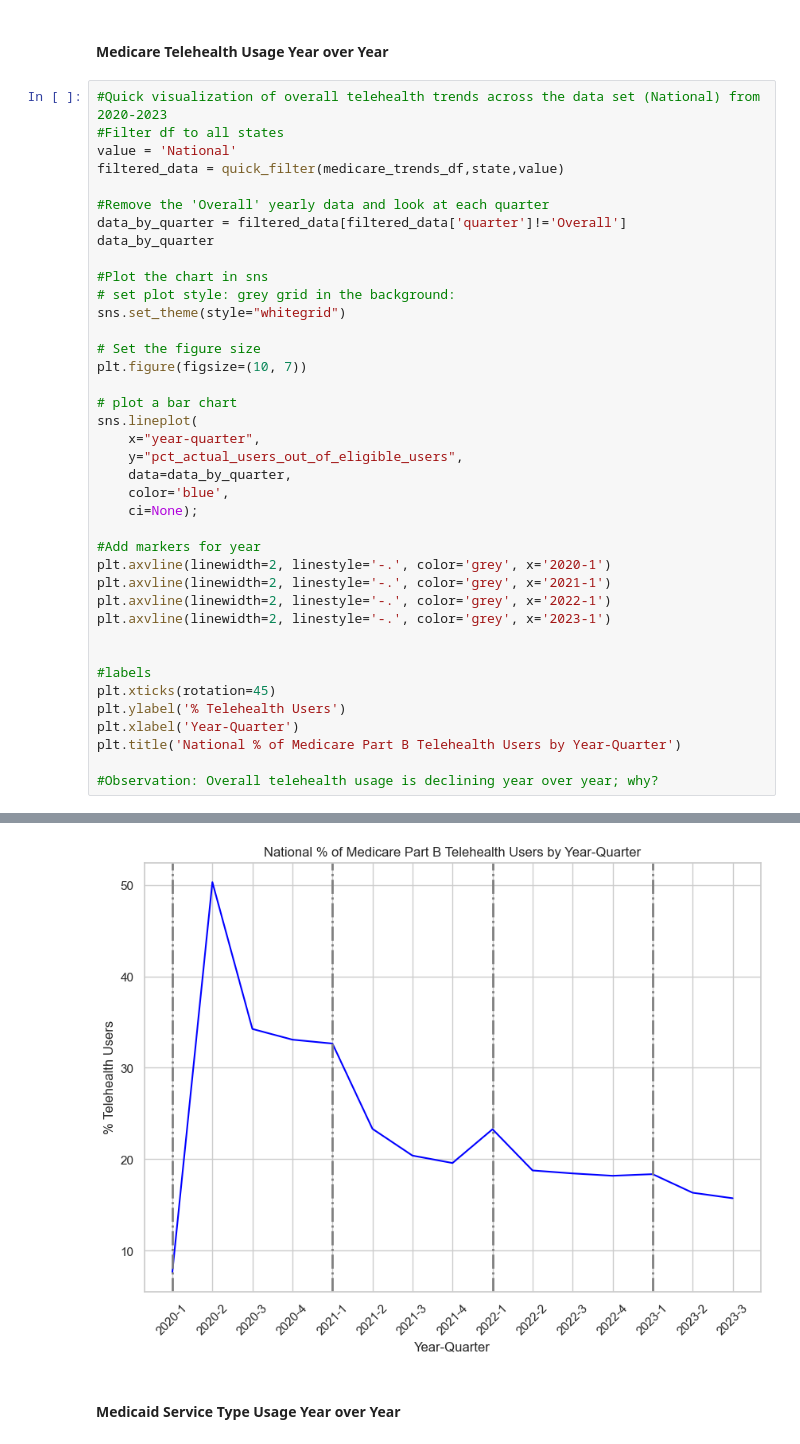
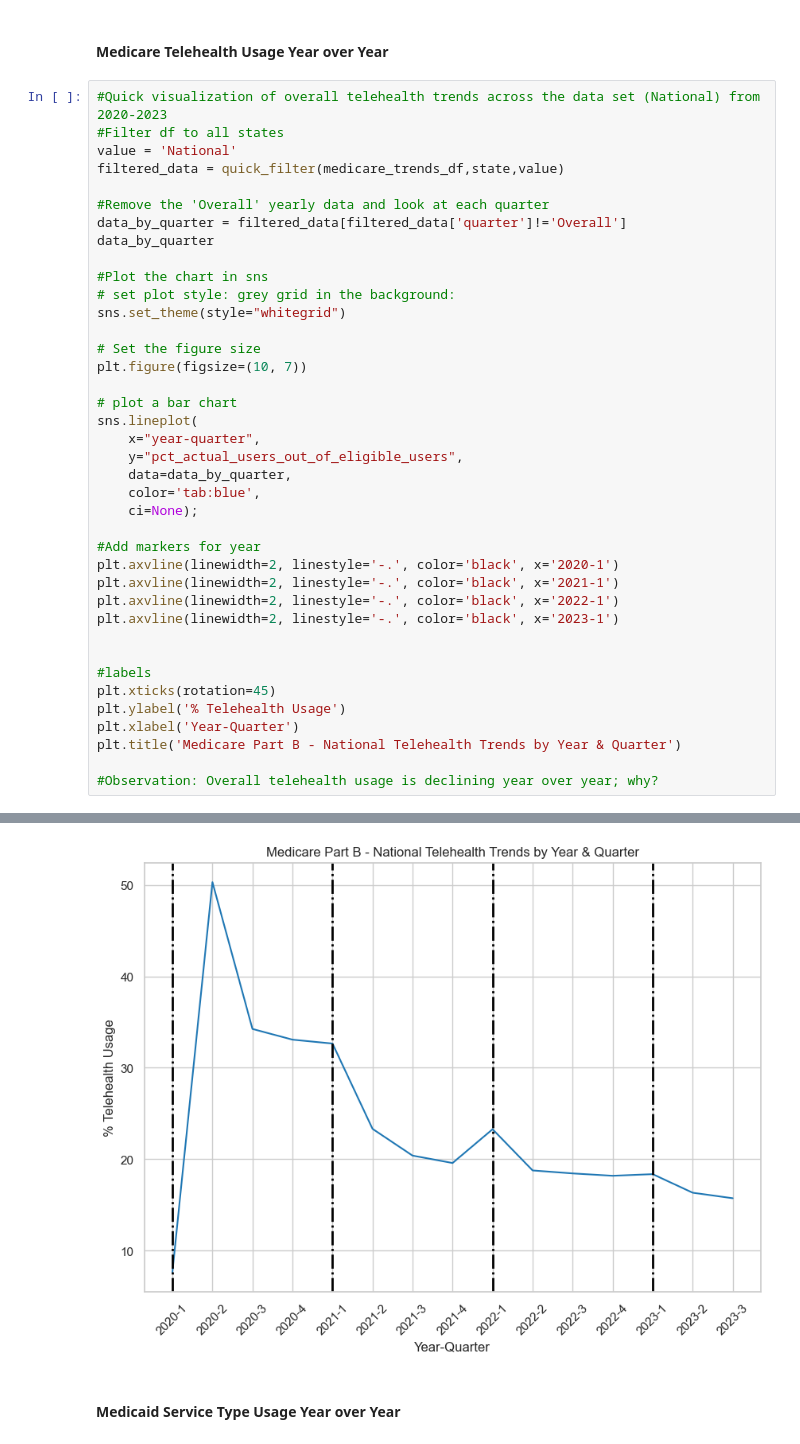
Before and after one commit to MQuarles2012/Telehealth_Analysis, a Jupyter notebook: Capstone Notebook.ipynb, the cells around one changed output, grey strips where cells are left out. Cells and saved outputs as stored; diff of their text form.

```diff
--- a/Capstone Notebook.ipynb
+++ b/Capstone Notebook.ipynb
@@ -300,21 +300,21 @@ sns.lineplot(
     x="year-quarter",
     y="pct_actual_users_out_of_eligible_users",
     data=data_by_quarter,
-    color='blue',
+    color='tab:blue',
     ci=None);
 
 #Add markers for year
-plt.axvline(linewidth=2, linestyle='-.', color='grey', x='2020-1')
-plt.axvline(linewidth=2, linestyle='-.', color='grey', x='2021-1')
-plt.axvline(linewidth=2, linestyle='-.', color='grey', x='2022-1')
-plt.axvline(linewidth=2, linestyle='-.', color='grey', x='2023-1')
+plt.axvline(linewidth=2, linestyle='-.', color='black', x='2020-1')
+plt.axvline(linewidth=2, linestyle='-.', color='black', x='2021-1')
+plt.axvline(linewidth=2, linestyle='-.', color='black', x='2022-1')
+plt.axvline(linewidth=2, linestyle='-.', color='black', x='2023-1')
 
 
 #labels
 plt.xticks(rotation=45)
-plt.ylabel('% Telehealth Users')
+plt.ylabel('% Telehealth Usage')
 plt.xlabel('Year-Quarter')
-plt.title('National % of Medicare Part B Telehealth Users by Year-Quarter')
+plt.title('Medicare Part B - National Telehealth Trends by Year & Quarter')
 
 #Observation: Overall telehealth usage is declining year over year; why?
 # %% [output]
@@ -325,4 +325,4 @@ Text(0.5, 1.0, 'National % of Medicare Part B Telehealth Users by Year-Quarter')
-[figure, old version]
+[figure, new version]
 # %% [markdown]
 #### Medicaid Service Type Usage Year over Year
 # %%
```
Also changed, not shown: parts of 100 cells of this notebook, 1 other file.
